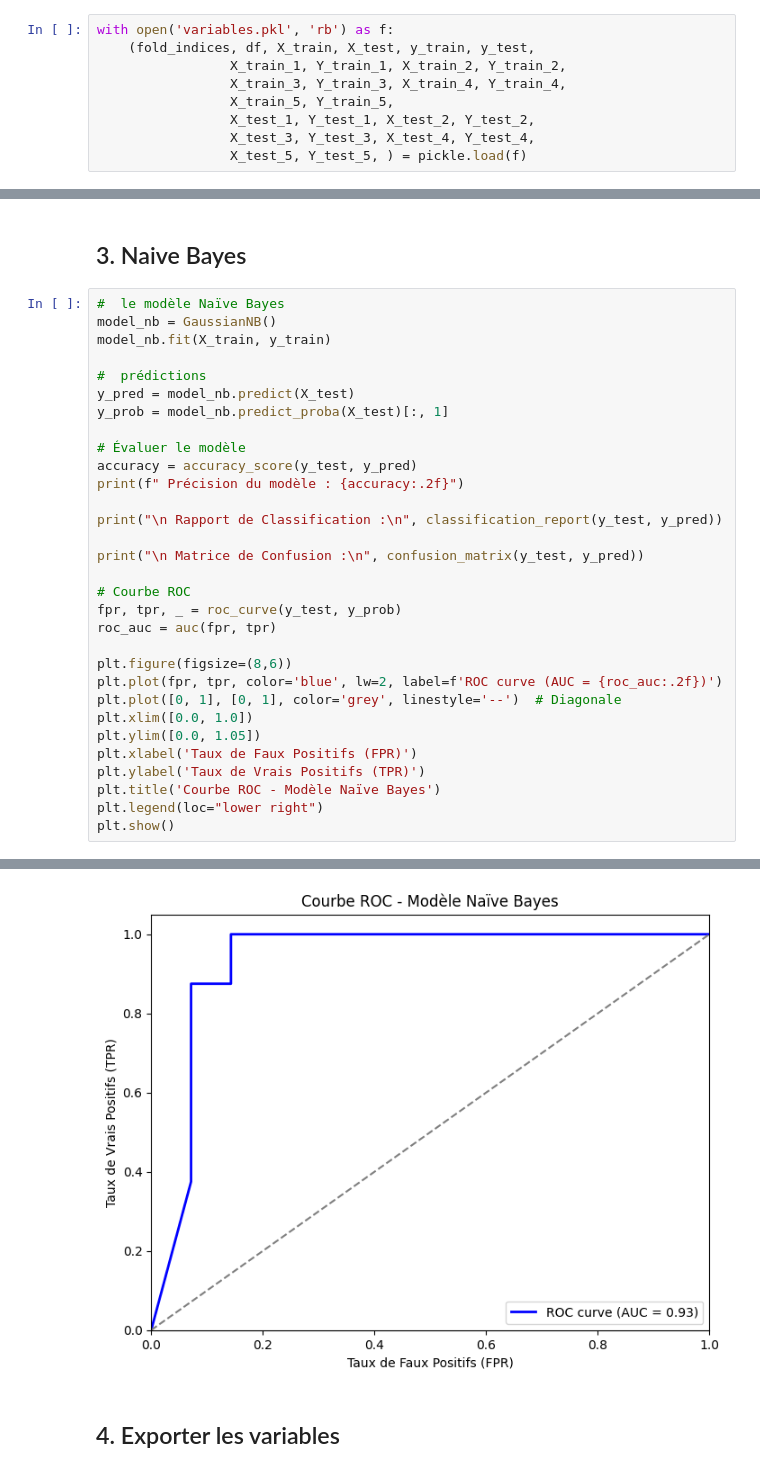
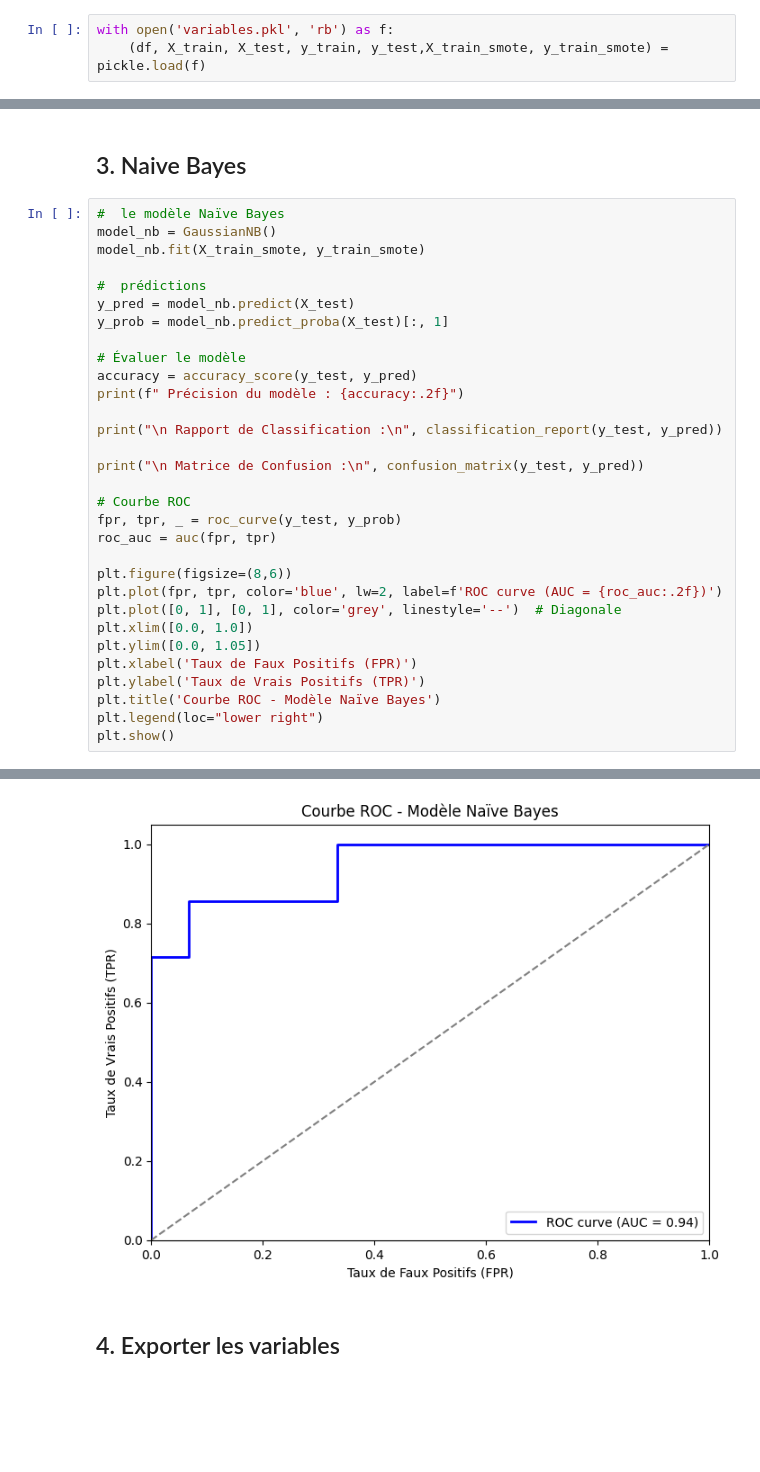
Before and after one commit to marktr11/Cervical-Cancer-Risk-Classification, a Jupyter notebook: Code/NaiveBayes.ipynb, the cells around one changed output, grey strips where cells are left out. Cells and saved outputs as stored; diff of their text form; blank space fills up the shorter version.

```diff
--- a/Code/NaiveBayes.ipynb
+++ b/Code/NaiveBayes.ipynb
@@ -15,13 +15,7 @@ from sklearn.metrics import accuracy_score, classification_report, confusion_mat
 ## 2. Importation des ensembles d'entraînement et de test (validation croisée)
 # %%
 with open('variables.pkl', 'rb') as f:
-    (fold_indices, df, X_train, X_test, y_train, y_test,
-                 X_train_1, Y_train_1, X_train_2, Y_train_2,
-                 X_train_3, Y_train_3, X_train_4, Y_train_4,
-                 X_train_5, Y_train_5,
-                 X_test_1, Y_test_1, X_test_2, Y_test_2,
-                 X_test_3, Y_test_3, X_test_4, Y_test_4,
-                 X_test_5, Y_test_5, ) = pickle.load(f)
+    (df, X_train, X_test, y_train, y_test,X_train_smote, y_train_smote) = pickle.load(f)
 # %%
 print(df.columns)
 # %% [output]
@@ -44,7 +38,7 @@ print(df.shape)
 # %%
 #  le modèle Naïve Bayes
 model_nb = GaussianNB()
-model_nb.fit(X_train, y_train)
+model_nb.fit(X_train_smote, y_train_smote)
 
 #  prédictions
 y_pred = model_nb.predict(X_test)
@@ -92,4 +86,4 @@ weighted avg       0.86      0.86      0.86        22
-[figure, old version]
+[figure, new version]
 # %% [markdown]
 ## 4. Exporter les variables
 # %%
```
Also changed, not shown: parts of 1 cell of this notebook, 1 other file.
